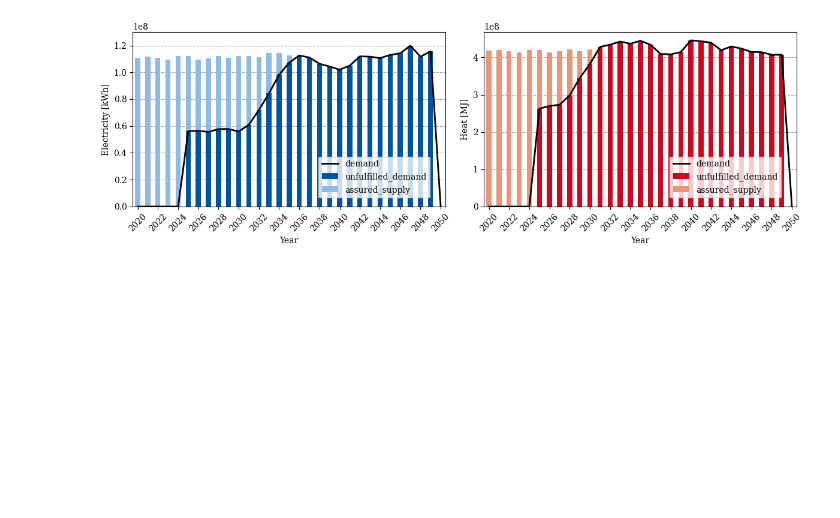
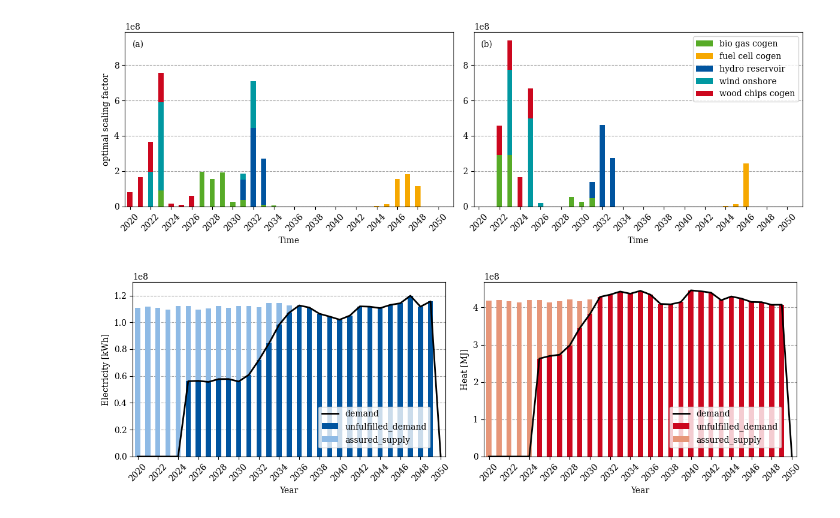
Before and after one commit to RWTH-LTT/optimex, a Jupyter notebook: notebooks/ma_plots.ipynb, the cells around one changed output. Cells and saved outputs as stored; diff of their text form; code cells hidden in the pictures; blank space fills up the shorter version.

```diff
--- a/notebooks/ma_plots.ipynb
+++ b/notebooks/ma_plots.ipynb
@@ -29,6 +31,54 @@ df_heat_prod = pd.read_csv(f"results/{name}_opt_heat.csv", index_col=0)
 df_scaling = df_scaling.loc[2020:2051]
 df_demand_elec = df_demand.filter(like='electricity')
 df_demand_heat = df_demand.filter(like='heat')
+# %%
+df_scaling_time_explcit = pd.read_csv(f"results/time_explicit_t50_v8_opt_scaling.csv", index_col=0)
+df_scaling_static = pd.read_csv(f"results/static_v8_opt_scaling.csv", index_col=0)
+df_scaling_time_explcit = df_scaling_time_explcit.loc[2020:2051]
+df_scaling_static = df_scaling_static.loc[2020:2051]
+
+fig, (ax1, ax2) = plt.subplots(ncols=2, figsize=(12, 4))
+
+df_scaling_time_explcit_nonzero = df_scaling_time_explcit.loc[:, (df_scaling_time_explcit != 0).any(axis=0)]
+df_scaling_static_nonzero = df_scaling_static.loc[:, (df_scaling_static != 0).any(axis=0)]
+
+df_scaling_time_explcit_nonzero = df_scaling_time_explcit_nonzero.filter(like='elec', axis=1)
+df_scaling_static_nonzero = df_scaling_static_nonzero.filter(like='elec', axis=1)
+
+df_scaling_time_explcit_nonzero.columns = ["_".join(col.split("_")[2:]) for col in df_scaling_time_explcit_nonzero.columns]
+df_scaling_static_nonzero.columns = ["_".join(col.split("_")[2:]) for col in df_scaling_static_nonzero.columns]
+
+df_scaling_time_explcit_nonzero.columns = [col.replace('_', ' ') for col in df_scaling_time_explcit_nonzero.columns]
+df_scaling_static_nonzero.columns = [col.replace('_', ' ') for col in df_scaling_static_nonzero.columns]
+
+
+df_scaling_time_explcit_nonzero.plot(kind='bar', stacked=True, ax=ax1, color=[rwth_colors.get(col, 'black') for col in df_scaling_time_explcit_nonzero.columns], legend=False)
+df_scaling_static_nonzero.plot(kind='bar', stacked=True, ax=ax2, color=[rwth_colors.get(col, 'black') for col in df_scaling_static_nonzero.columns], legend=True)
+
+# Set the same y-axis limits for both subplots
+y_max = max(ax1.get_ylim()[1], ax2.get_ylim()[1])
+ax1.set_ylim(0, y_max)
+ax2.set_ylim(0, y_max)
+
+
+for ax in [ax1, ax2]:
+    ax.yaxis.grid(True, linestyle='--', which='both', color='grey', alpha=0.7)
+    ax.set_axisbelow(True)
+
+fig.text(0.055, 0.89, '(a)', transform=fig.transFigure, verticalalignment='top')
+fig.text(0.54, 0.89, '(b)', transform=fig.transFigure, verticalalignment='top')
+
+ax1.set_xticks(range(0, len(df_scaling_time_explcit.index), 2))
+ax1.set_xticklabels(df_scaling_time_explcit.index[::2], rotation=45)
+ax2.set_xticks(range(0, len(df_scaling_static.index), 2))
+ax2.set_xticklabels(df_scaling_static.index[::2], rotation=45)
+ax1.set_ylabel("optimal scaling factor")
+
+plt.tight_layout()
+plt.show()
+fig.savefig(f"figures/scaling_comparison.png")
+# %% [output]
+[figure, added]
 # %%
 import numpy as np
 
```
Also changed, not shown: parts of 3 cells of this notebook, 2 other files.
